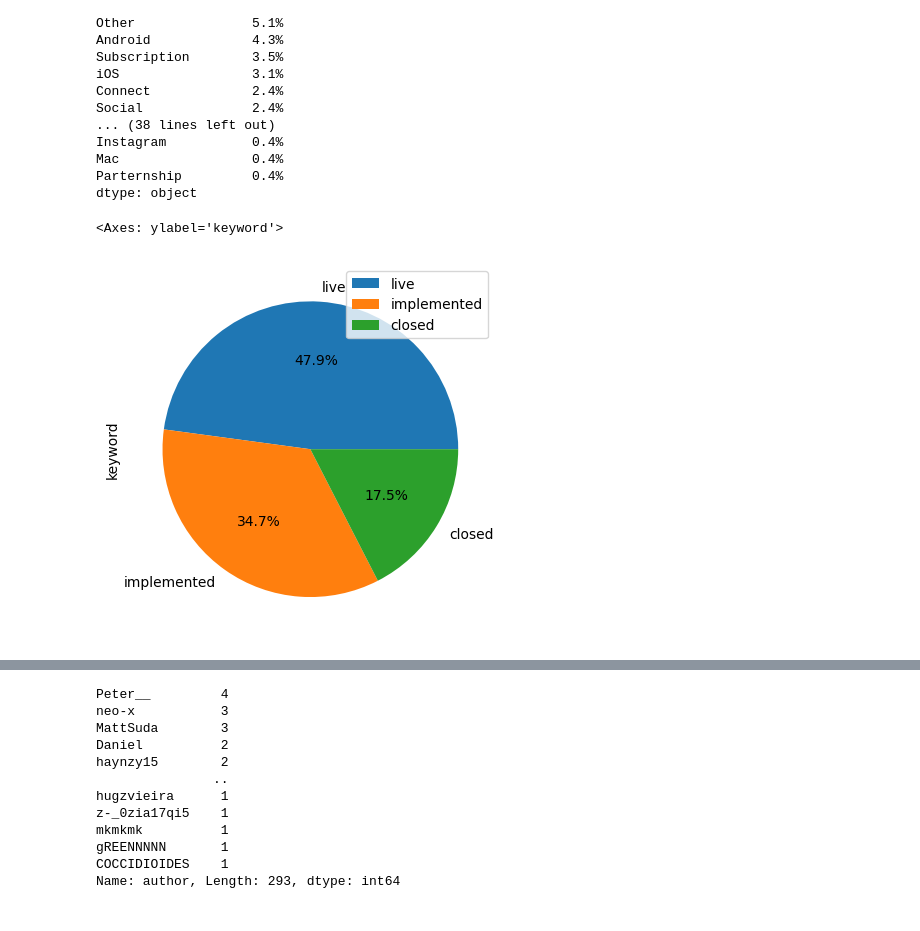
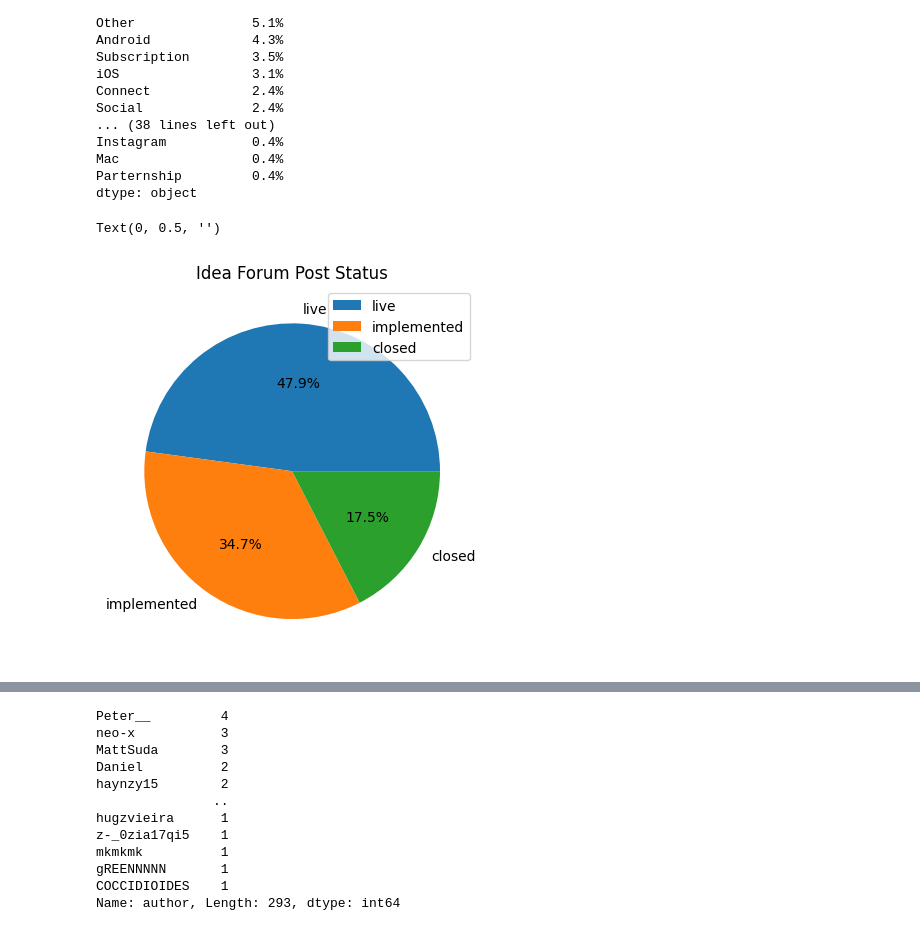
Before and after one commit to RyanMarten/spotify-user-innovation, a Jupyter notebook: data_vis_stats.ipynb, the cells around one changed output, grey strips where cells are left out. Saved outputs shown, nothing was run; the diff lists cells and outputs as text; code cells hidden in the pictures.

Commit message:
increased plot readibility

```diff
--- a/data_vis_stats.ipynb
+++ b/data_vis_stats.ipynb
@@ -65,9 +93,10 @@ Parternship         0.4%
 dtype: object
 # %%
 # Idea status distribution
-posts.keyword.value_counts().plot(kind='pie', autopct='%1.1f%%', legend=True)
+ax = posts.keyword.value_counts().plot(kind='pie', autopct='%1.1f%%', legend=True, label=None, title='Idea Forum Post Status')
+ax.set_ylabel('')
 # %% [output]
-<Axes: ylabel='keyword'>
+Text(0, 0.5, '')
-[figure, old version]
+[figure, new version]
 # %%
 # implemented & author correlation
```
Also changed, not shown: parts of 12 cells of this notebook.
